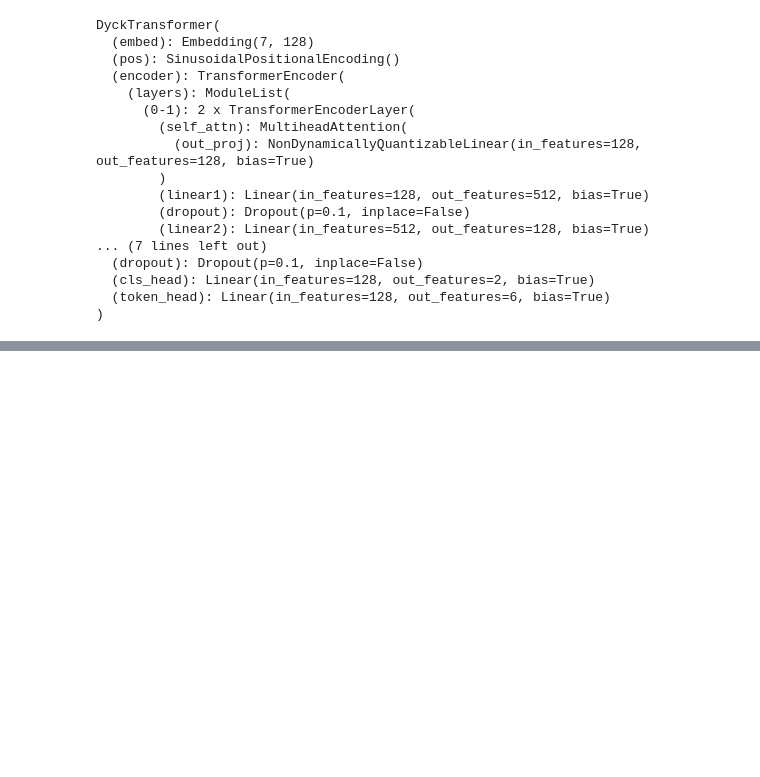
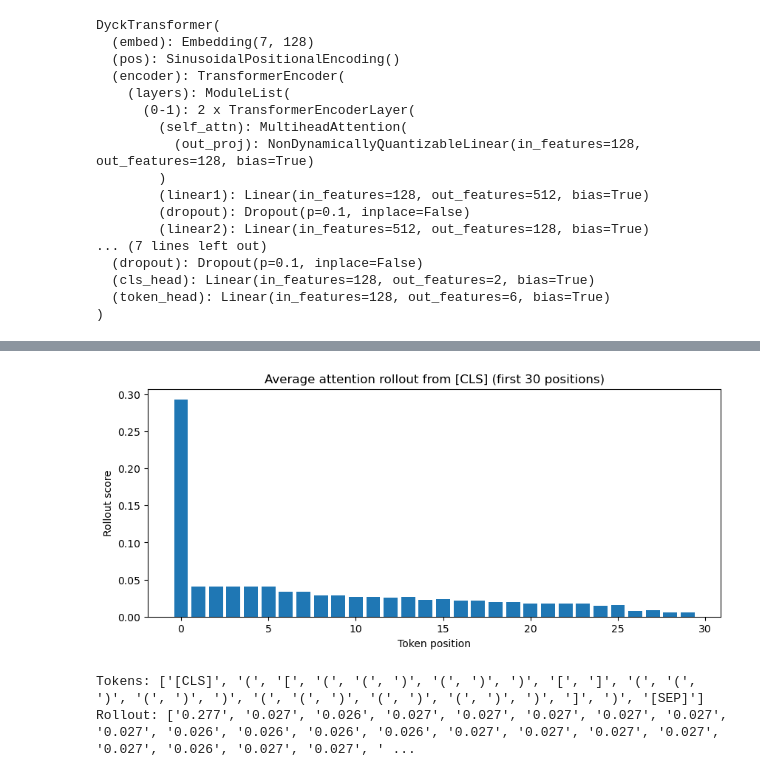
Before and after one commit to sara-graca/dyck-language-transformer, a Jupyter notebook: notebooks/attention_analysis.ipynb, the cells around one changed output, grey strips where cells are left out. Cells and saved outputs as stored; diff of their text form; code cells hidden in the pictures; blank space fills up the shorter version.

Commit message:
Curriculum learning, probing and attention updates

```diff
--- a/notebooks/attention_analysis.ipynb
+++ b/notebooks/attention_analysis.ipynb
@@ -366,0 +367,55 @@ plt.show()
+# %%
+def attention_rollout(maps):
+    """
+    maps: list of (n_heads, seq_len, seq_len), one per layer
+    Returns: (seq_len,) array — how much each token contributes to CLS
+    """
+    result = np.eye(maps[0].shape[-1])  # start with identity
+    for m in maps:
+        # average over heads
+        A = m.numpy().mean(axis=0)  # (seq_len, seq_len)
+        # add residual connection
+        A_hat = 0.5 * A + 0.5 * np.eye(A.shape[0])
+        # normalize rows
+        A_hat = A_hat / A_hat.sum(axis=-1, keepdims=True)
+        result = A_hat @ result
+    # return CLS row (position 0)
+    return result[0]
+
+# Compute rollout on 100 correct sequences
+rollout_scores = np.zeros(80)
+count = 0
+
+for tokens, label in correct_samples[:100]:
+    ids = tokens_to_ids(tokens, stoi)
+    maps = get_attention_weights(model, ids)
+    rollout = attention_rollout(maps)
+    real_len = sum(1 for t in tokens if t != "[PAD]")
+    rollout_scores[:real_len] += rollout[:real_len]
+    count += 1
+
+rollout_scores /= count
+
+# Plot
+plt.figure(figsize=(10, 4))
+plt.bar(range(30), rollout_scores[:30])
+plt.xlabel("Token position")
+plt.ylabel("Rollout score")
+plt.title("Average attention rollout from [CLS] (first 30 positions)")
+plt.savefig("../results/figures/attention_rollout.png", dpi=150)
+plt.show()
+
+# Also show for a single example
+tokens, label = correct_samples[0]
+ids = tokens_to_ids(tokens, stoi)
+maps = get_attention_weights(model, ids)
+rollout = attention_rollout(maps)
+real_len = sum(1 for t in tokens if t != "[PAD]")
+
+
+print("Tokens:", tokens[:real_len])
+print("Rollout:", [f"{v:.3f}" for v in rollout[:real_len]])
+# %% [output]
+[figure, added]
+Tokens: ['[CLS]', '(', '[', '(', '(', ')', '(', ')', ')', '[', ']', '(', '(', ')', '(', ')', ')', '(', '(', ')', '(', ')', '(', ')', ')', ']', ')', '[SEP]']
+Rollout: ['0.277', '0.027', '0.026', '0.027', '0.027', '0.027', '0.027', '0.027', '0.027', '0.026', '0.026', '0.026', '0.026', '0.027', '0.027', '0.027', '0.027', '0.027', '0.026', '0.027', '0.027', ' ...
```
Also changed, not shown: parts of 9 cells of this notebook, 3 other files.
